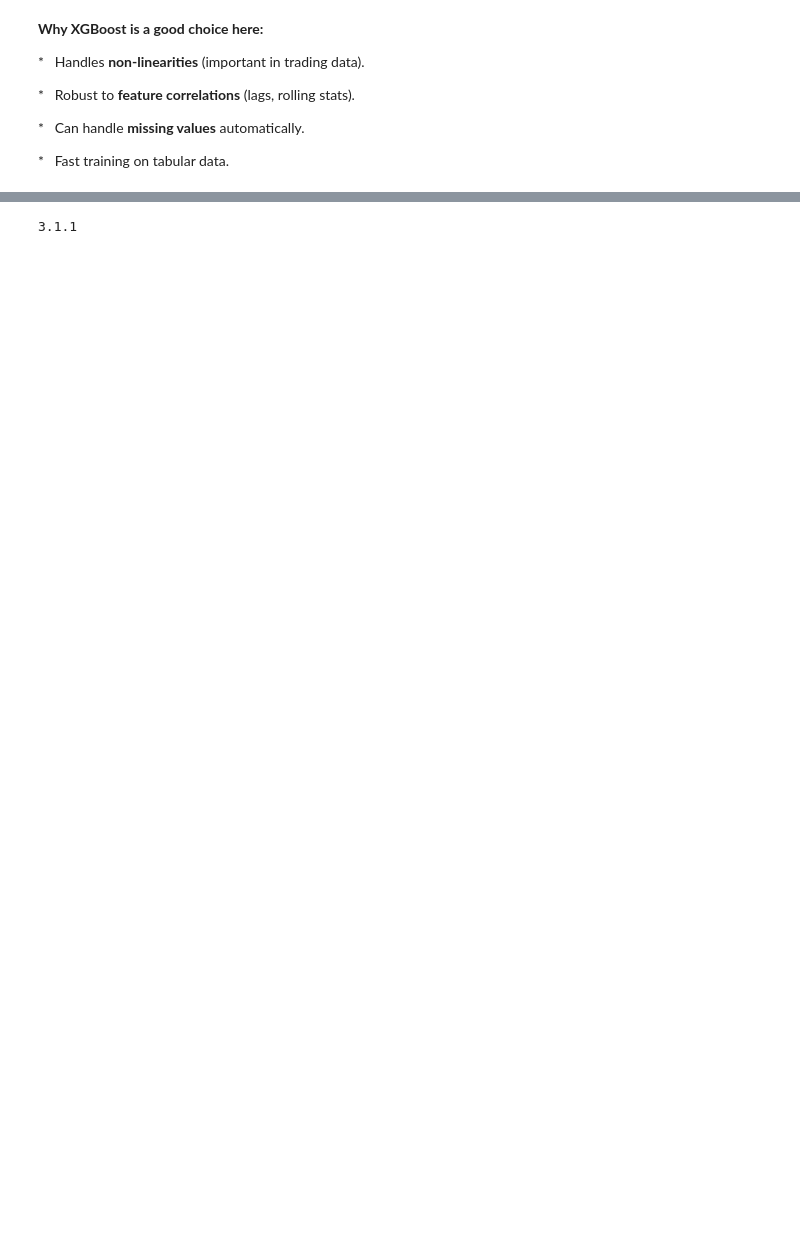
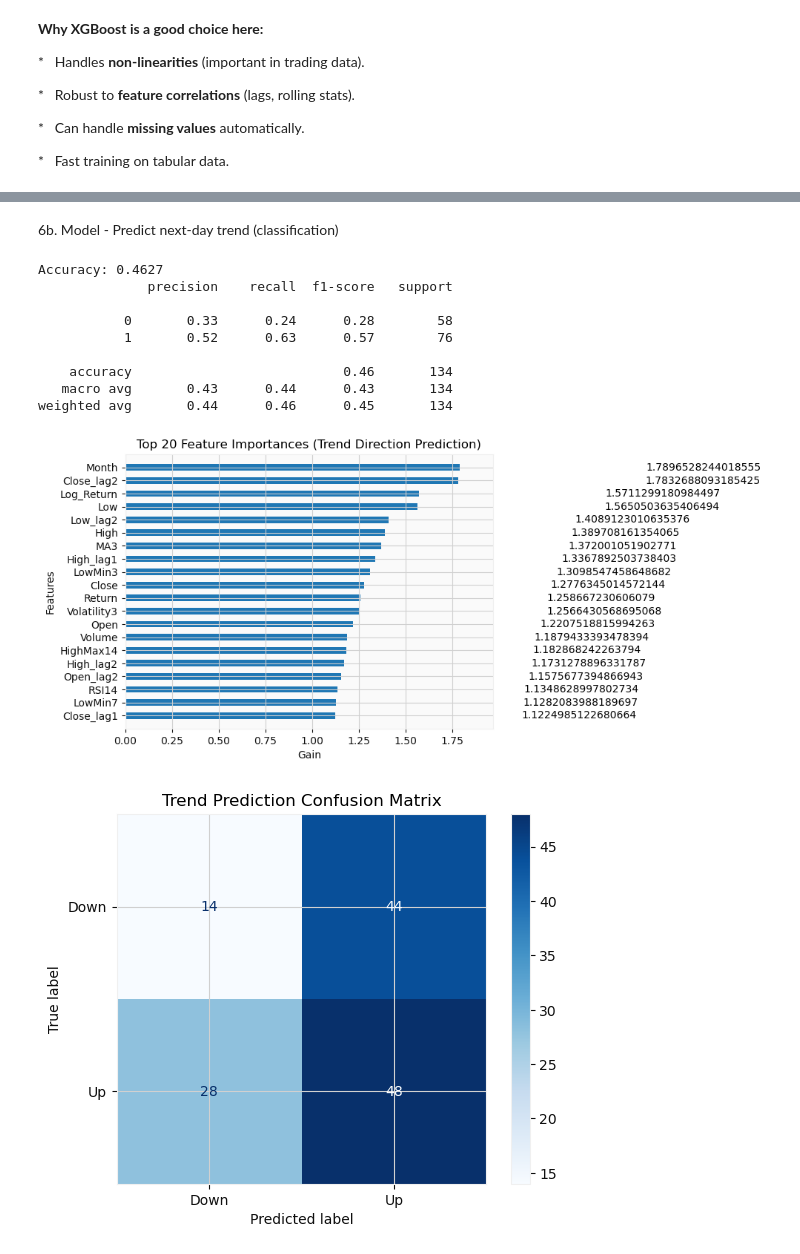
Before and after one commit to vtxh-val/MLOps-end-to-end-pipeline, a Jupyter notebook: apple_stock_prediction.ipynb, the cells around one changed output, grey strips where cells are left out. Cells and saved outputs as stored; diff of their text form; code cells hidden in the pictures; blank space fills up the shorter version.

```diff
--- a/apple_stock_prediction.ipynb
+++ b/apple_stock_prediction.ipynb
@@ -310,4 +343,71 @@ TypeError: XGBModel.fit() got an unexpected keyword argument 'eval_metric'
-# %%
-print(xgb.__version__)
-# %% [output]
-3.1.1
+# %% [markdown]
+6b. Model - Predict next-day trend (classification)
+# %%
+# Define classification features and target
+X_train = train_df.drop(columns=['Target_Trend','Target_Return'])
+y_train = train_df['Target_Trend']
+
+X_test  = test_df.drop(columns=['Target_Trend','Target_Return'])
+y_test  = test_df['Target_Trend']
+
+# Define and train the XGBoost model
+clf_model = XGBClassifier(
+    n_estimators=300,
+    learning_rate=0.05,
+    max_depth=5,
+    subsample=0.8,
+    colsample_bytree=0.8,
+    random_state=42
+)
+
+# Fit the model
+clf_model.fit(X_train, y_train, verbose=True)
+
+# Evaluate
+y_pred_class = clf_model.predict(X_test)
+print(f"Accuracy: {accuracy_score(y_test, y_pred_class):.4f}")
+print(classification_report(y_test, y_pred_class))
+
+# Plot feature importance
+xgb.plot_importance(clf_model,
+                    importance_type='gain', # gain, weight, cover
+                    max_num_features=20,
+                    height=0.5,
+                    title='Top 20 Feature Importances (Trend Direction Prediction)',
+                    xlabel='Gain')
+
+plt.show()
+
+# Plot confusion matrix
+cm = confusion_matrix(y_test, y_pred_class)
+disp = ConfusionMatrixDisplay(confusion_matrix=cm, display_labels=['Down', 'Up'])
+disp.plot(cmap='Blues')
+plt.title('Trend Prediction Confusion Matrix')
+plt.show()
+
+trend_df = pd.DataFrame({
+    'Actual Trend': y_test.replace({0: 'Down', 1: 'Up'}),
+    'Predicted Trend': y_pred_class
+}, index=y_test.index)
+
+plt.figure(figsize=(12, 4))
+plt.plot(trend_df.index, y_test, label='Actual Trend', color='blue')
+plt.plot(trend_df.index, y_pred_class, label='Predicted Trend', color='red', linestyle='--')
+plt.yticks([0, 1], ['Down', 'Up'])
+plt.title('Next-Day Trend Prediction')
+plt.xlabel('Date')
+plt.legend()
+plt.grid(alpha=0.3)
+plt.show()
+# %% [output]
+Accuracy: 0.4627
+              precision    recall  f1-score   support
+
+           0       0.33      0.24      0.28        58
+           1       0.52      0.63      0.57        76
+
+    accuracy                           0.46       134
+   macro avg       0.43      0.44      0.43       134
+weighted avg       0.44      0.46      0.45       134
+[figure, added]
+[figure, added]
```
Also changed, not shown: parts of 12 cells of this notebook, 13 other files.
